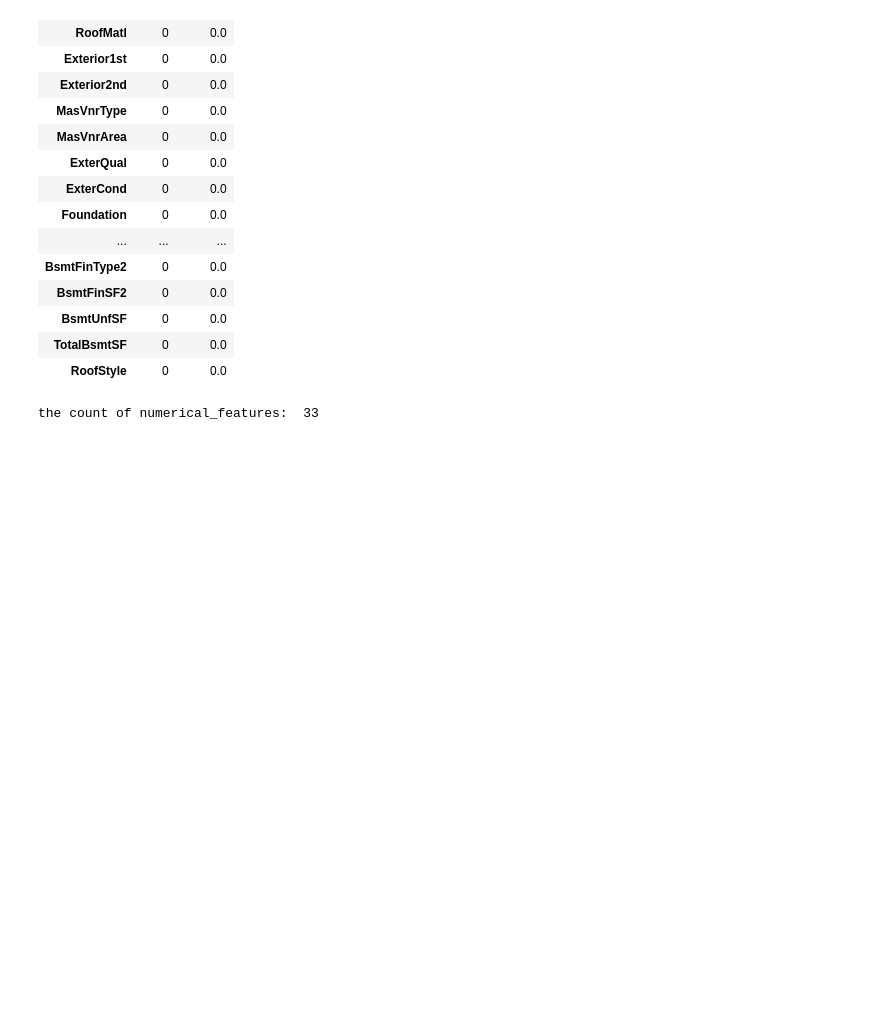
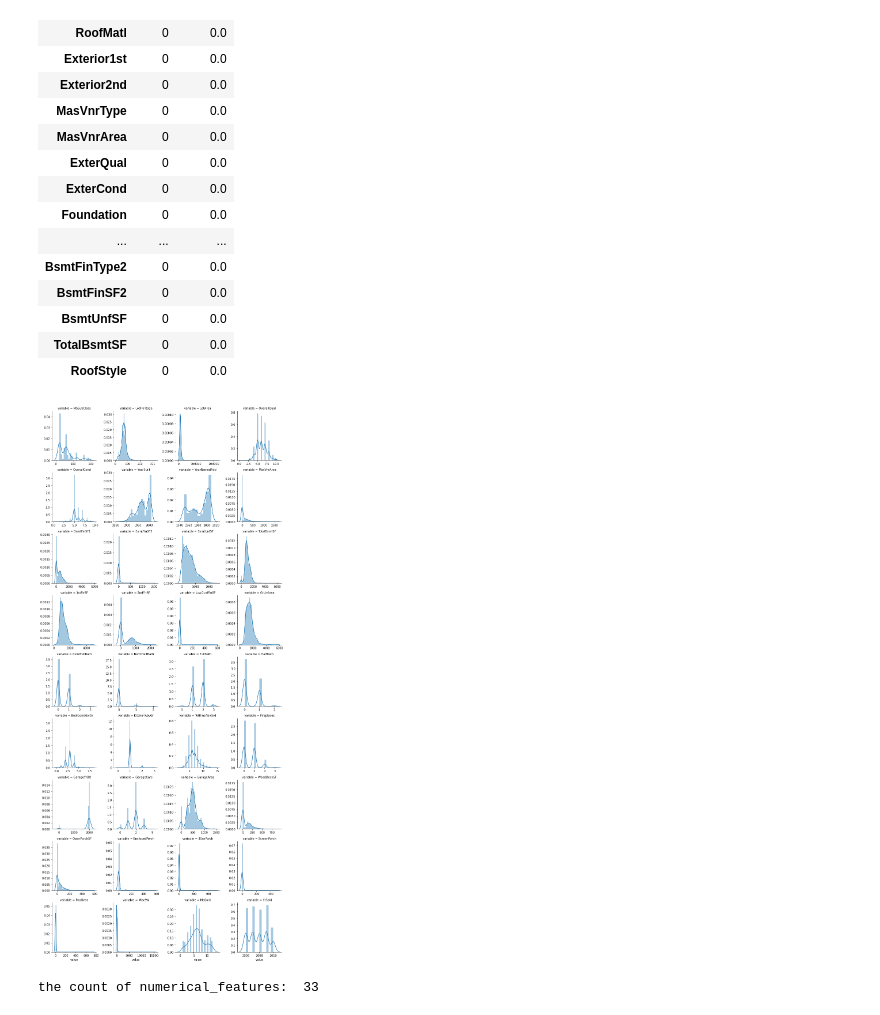
Before and after one commit to chixinn/KaggleMyOwn, a Jupyter notebook: Mycode/Data_Preprocessing.ipynb, the cells around one changed output. Cells and saved outputs as stored; diff of their text form; code cells hidden in the pictures; blank space fills up the shorter version.

Commit message:
Data_PreProcessing_V1

```diff
--- a/Mycode/Data_Preprocessing.ipynb
+++ b/Mycode/Data_Preprocessing.ipynb
@@ -221,12 +221,14 @@ missing_data.head(20)
 | TotalBsmtSF | 0 | 0.0 |
 | RoofStyle | 0 | 0.0 |
 # %%
-# # numerical 2 categorical
-# train_data_numerical_plot = pd.melt(train_data,value_vars = numerical)
-# #seaborn的FacetGrid()函数可以做出此类数据的分布和拟合曲线
-# plot = sns.FacetGrid(train_data_numerical_plot,col = 'variable',col_wrap = 4,sharex = False,sharey = False)
-# show_plot = plot.map(sns.distplot,'value')
-# plt.show()
+# numerical 2 categorical
+train_data_numerical_plot = pd.melt(train_data,value_vars = numerical)
+#seaborn的FacetGrid()函数可以做出此类数据的分布和拟合曲线
+plot = sns.FacetGrid(train_data_numerical_plot,col = 'variable',col_wrap = 4,sharex = False,sharey = False)
+show_plot = plot.map(sns.distplot,'value')
+plt.show()
+# %% [output]
+[figure, added]
 # %%
 # 从上面的numerical找出可以变成categorical的
 # YrSold/MoSold/GarageYrBlt/YearBuilt(这里时间序列不考虑了吗)
```
Also changed, not shown: parts of 18 cells of this notebook, 6 other files.
